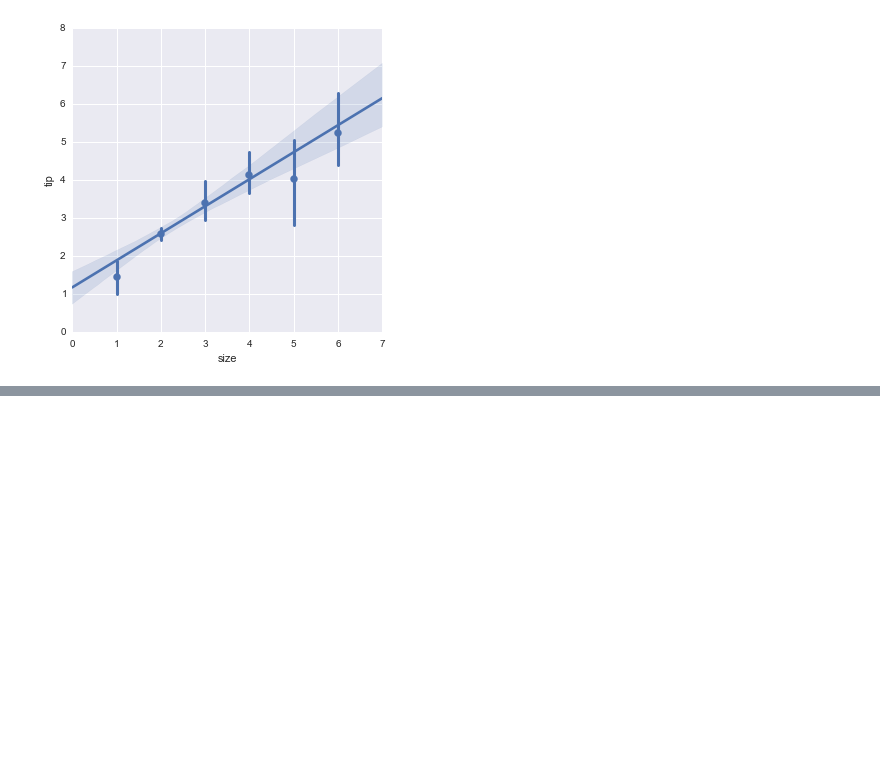
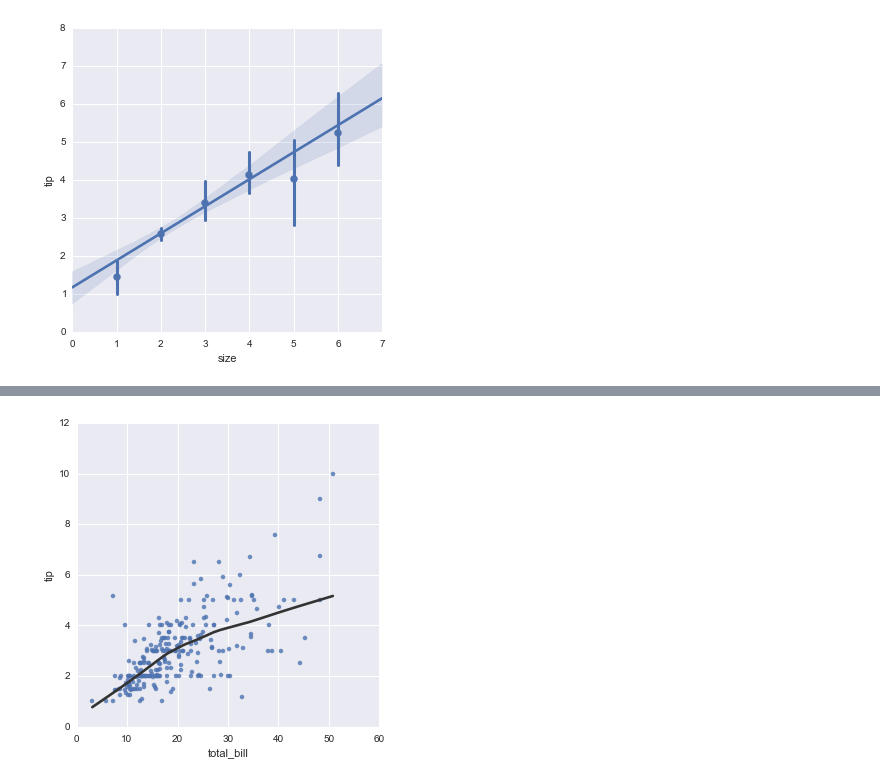
Before and after one commit to tarmstro/mvbop, a Jupyter notebook: seaborn_tutorial.ipynb, the cells around one changed output, grey strips where cells are left out. Drawn from its saved outputs; the diff is of its cells as text; code cells hidden in the pictures; blank space fills up the shorter version.

```diff
--- a/seaborn_tutorial.ipynb
+++ b/seaborn_tutorial.ipynb
@@ -310,0 +323,4 @@ sns.lmplot("size", "tip", tips, x_estimator=np.mean);
+# %%
+sns.lmplot("total_bill", "tip", tips, lowess=True, line_kws={"color": "0.2"});
+# %% [output]
+[figure, added]
```
Also changed, not shown: parts of 3 cells of this notebook.
